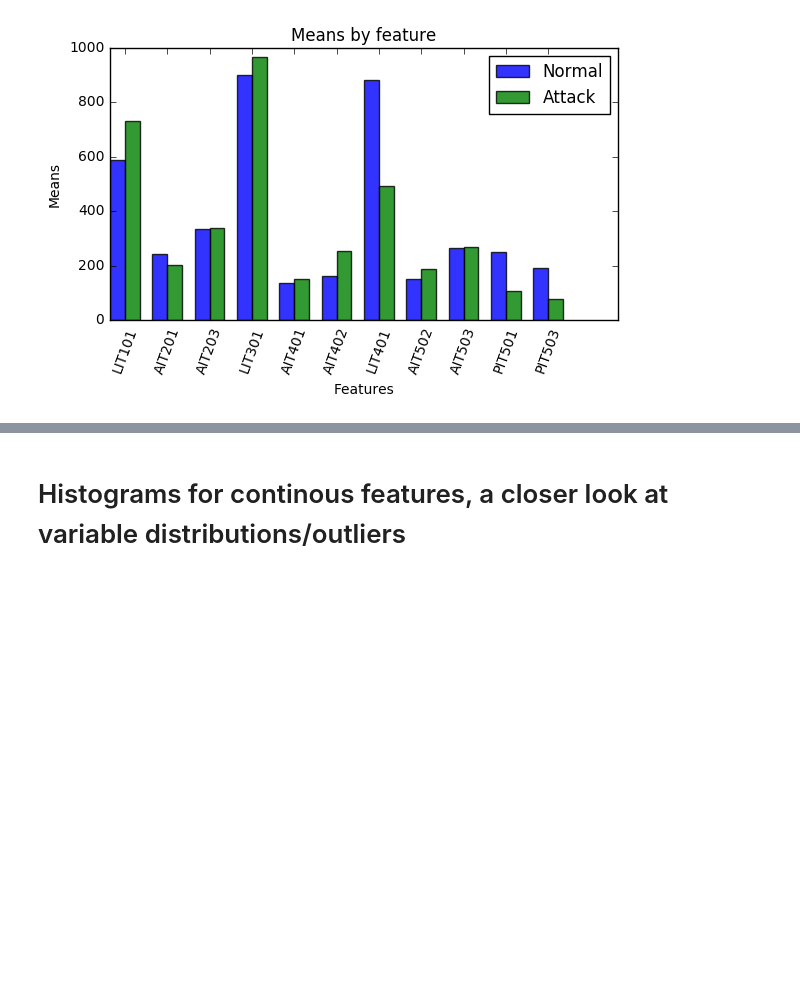
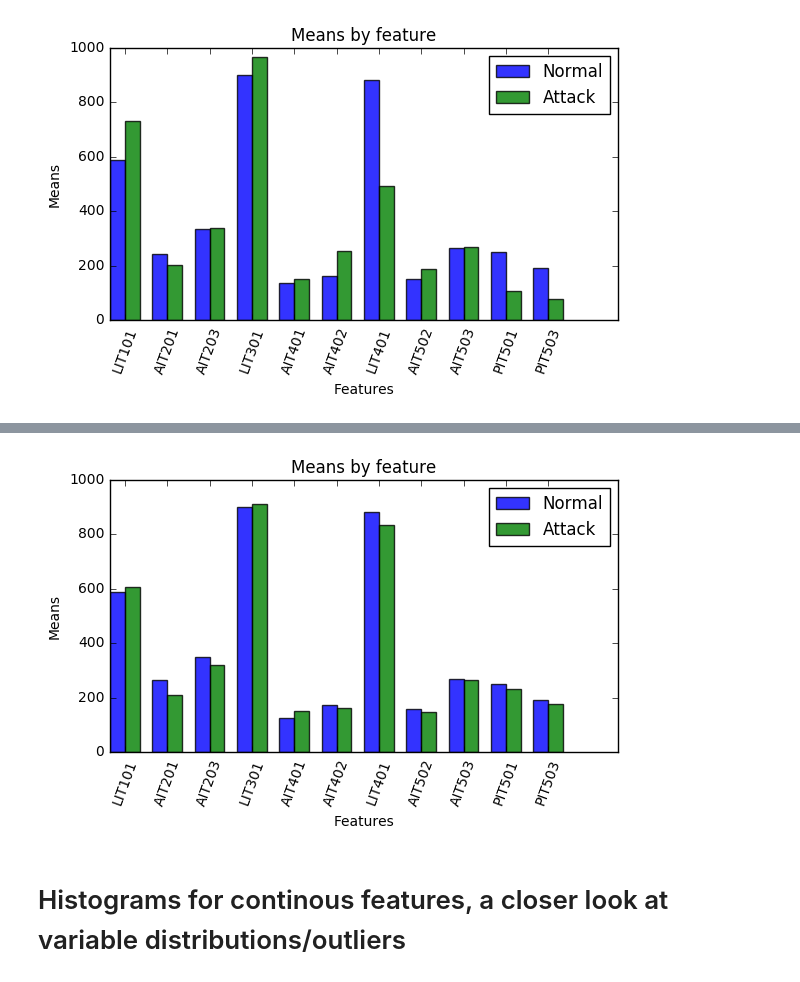
Before and after one commit to laure-delisle/SWaT, a Jupyter notebook: EDA/In-depth EDA_Ying.ipynb, the cells around one changed output, grey strips where cells are left out. Cells and saved outputs as stored; diff of their text form; code cells hidden in the pictures; blank space fills up the shorter version.

```diff
--- a/EDA/In-depth EDA_Ying.ipynb
+++ b/EDA/In-depth EDA_Ying.ipynb
@@ -140,3 +186,43 @@ plt.show()
+# %%
+# data to plot
+n_groups = len(continuous_features_group2)
+means_normal = ()
+for i in continuous_features_group2:
+    means_normal = means_normal + (np.mean(normal_day[i]),)
+means_attack = ()
+for i in continuous_features_group2:
+    means_attack = means_attack + (np.mean(attack_day[i]),)
+
+# create plot
+fig, ax = plt.subplots()
+index = np.arange(n_groups)
+bar_width = 0.35
+opacity = 0.8
+
+rects1 = plt.bar(index, means_normal, bar_width,
+                 alpha=opacity,
+                 color='b',
+                 label='Normal')
+
+rects2 = plt.bar(index + bar_width, means_attack, bar_width,
+                 alpha=opacity,
+                 color='g',
+                 label='Attack')
+
+plt.xlabel('Features')
+plt.ylabel('Means')
+plt.title('Means by feature')
+plt.xticks(index + bar_width, ('LIT101','AIT201','AIT203','LIT301','AIT401','AIT402','LIT401',
+                      'AIT502','AIT503',
+                      'PIT501','PIT503'), rotation=70)
+plt.legend()
+
+plt.tight_layout()
+plt.show()
+# When comparing means of continuous features during normal and attack days, we do not see significant differences
+# as we saw when comparing means during normal and attack timestamps
+# %% [output]
+[figure, added]
 # %% [markdown]
 # Histograms for continous features, a closer look at variable distributions/outliers
 # %%
```
Also changed, not shown: parts of 5 cells of this notebook.
